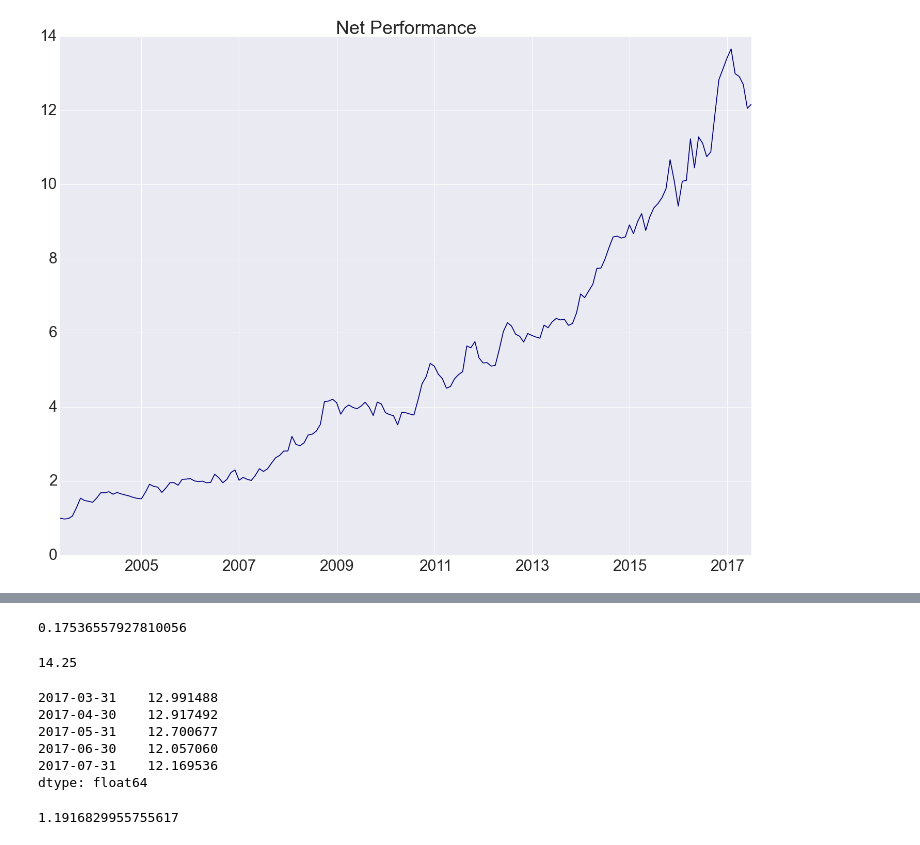
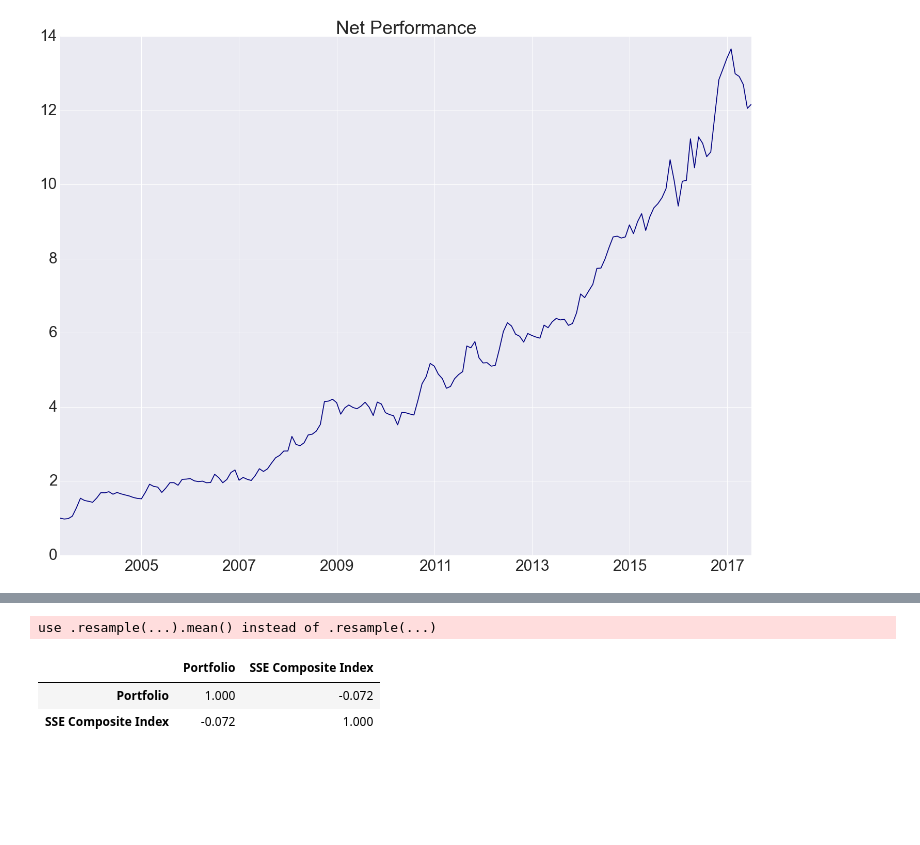
Before and after one commit to mrefermat/Project_C, a Jupyter notebook: Final Portfolio.ipynb, the cells around one changed output, grey strips where cells are left out. Saved outputs shown, nothing was run; the diff lists cells and outputs as text; code cells hidden in the pictures; blank space fills up the shorter version.

```diff
--- a/Final Portfolio.ipynb
+++ b/Final Portfolio.ipynb
@@ -91,22 +87,12 @@ use .resample(...).mean() instead of .resample(...)
-# %%
-import math
-x['2005':].pct_change().std()*math.sqrt(12)
-# %% [output]
-0.17536557927810056
-# %%
-x.count()/12.0
-# %% [output]
-14.25
-# %%
-x.tail()
-# %% [output]
-2017-03-31    12.991488
-2017-04-30    12.917492
-2017-05-31    12.700677
-2017-06-30    12.057060
-2017-07-31    12.169536
-dtype: float64
-# %%
-12.17**(1/14.25)
-# %% [output]
-1.1916829955755617
+# %%
+indices=pd.DataFrame()
+indices['Portfolio']=calc_net_performance(gross_pnl,management_fee,performance_fee)
+indices['SSE Composite Index']=quandl.get('WFE/INDEXES_SHANGHAISESSECOMPOSITEINDEX',authtoken=token)
+# %% [output]
+use .resample(...).mean() instead of .resample(...)
+# %%
+indices.pct_change().corr().round(3)
+# %% [output]
+|  | Portfolio | SSE Composite Index |
+| Portfolio | 1.000 | -0.072 |
+| SSE Composite Index | -0.072 | 1.000 |
```
Also changed, not shown: parts of 2 cells of this notebook, 3 other files.
